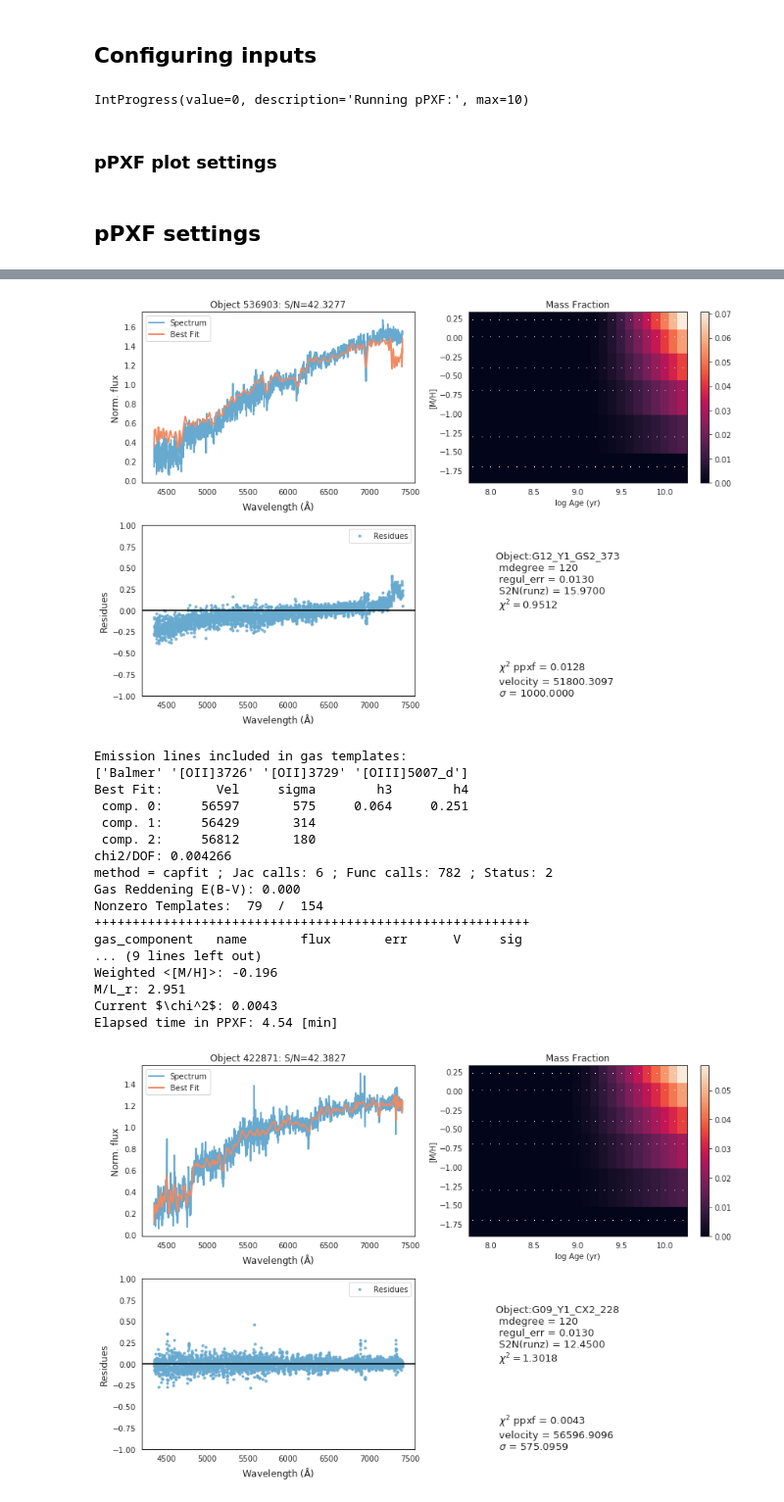
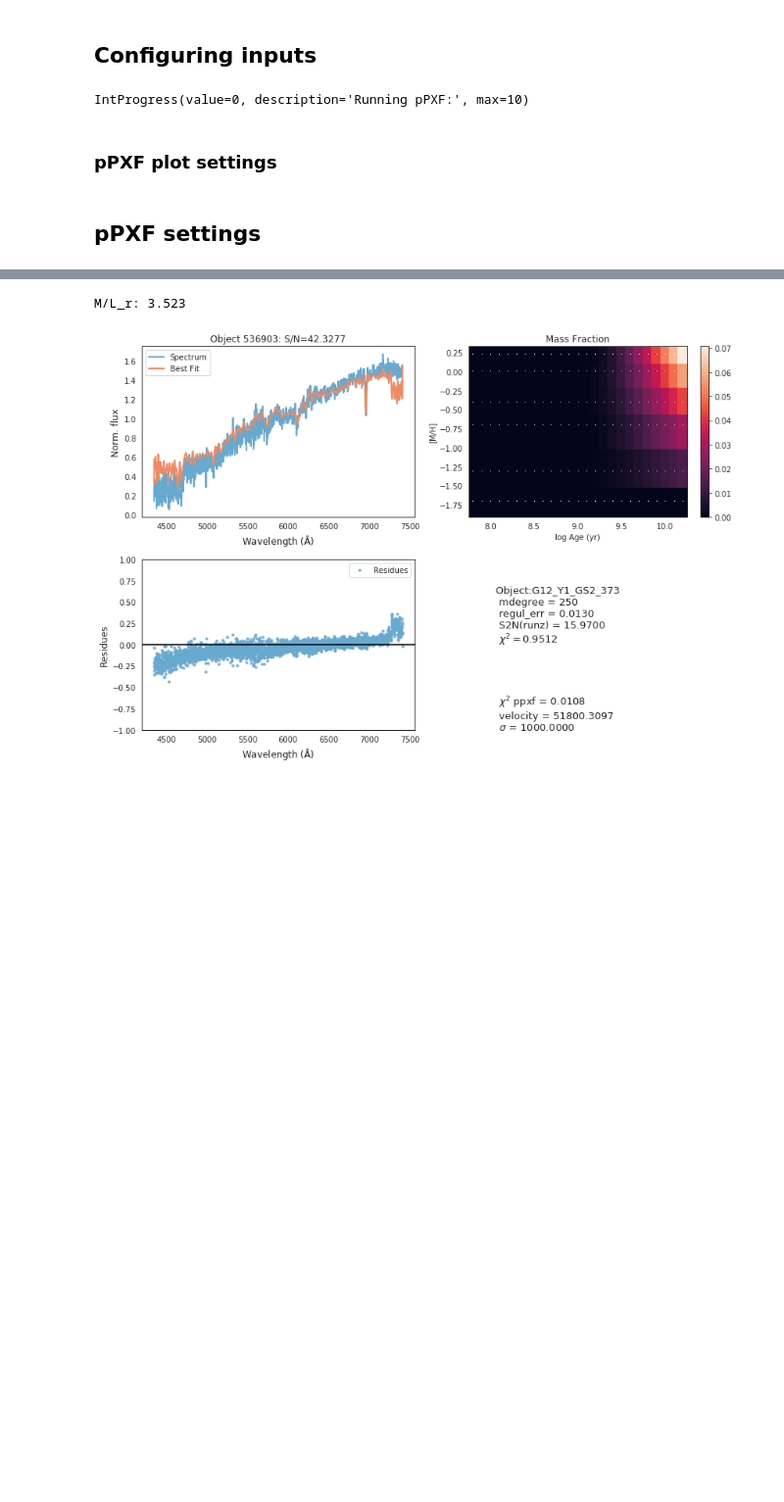
Before and after one commit to mdastro/UVupturn-RSGs, a Jupyter notebook: SEDFitting/pPXF_results_ToFITS.ipynb, the cells around one changed output, grey strips where cells are left out. Shown at 98% size. Saved outputs shown, nothing was run; the diff lists cells and outputs as text; code cells hidden in the pictures; blank space fills up the shorter version.

Commit message:
saving results in fits files successfully

```diff
--- a/SEDFitting/pPXF_results_ToFITS.ipynb
+++ b/SEDFitting/pPXF_results_ToFITS.ipynb
@@ -105,7 +106,7 @@ lw           = 2.
 # Fit (V, sig, h3, h4) moments=4 for the stars; (V, sig) moments=2 for the two gas kinematic components
 moments        = [4, 2, 2]
 degree         = -1         # Additive Legendre polynomial degrees
-mdegree        = 120        # Multiplicative Legendre polynomial degrees
+mdegree        = 250        # Multiplicative Legendre polynomial degrees
 regul_err      = 0.013      # Desired regularization error -- TODO: MUST CHECK WHY 0.013
 tied_balmer    = True
 limit_doublets = False
@@ -114,7 +115,7 @@ balmer_comp_w  = [1]        # weight of the balmer emission lines
 forbid_comp_w  = [2]        # weight of the forbidden lines
 # wl_min         = 3540       # MILES RANGE MIN
 # wl_max         = 7409       # MILES RANGE MAX
-wl_min = 4350            # removing the bluest part of the spectra in order to mitigate noise effects
+wl_min = 4350               # removing the bluest part of the spectra in order to mitigate noise effects
 wl_max = 7409
 # %%
 mean_age   = ['<logAge>']
@@ -123,7 +124,8 @@ mass2light = ['MASS2LIGHT_R']
 ids        = ['CATAID']
 redshifts  = ['Z']
 # %%
-for each_sed in range(len(seds_list)):
+# for each_sed in range(len(seds_list)):
+for each_sed in range(1):
 
     # settings for the progress bar widget above: does not influence in ppxf -----------------------------------------
     bar.value += each_sed/2.                                          # signal to increment the progress bar
@@ -132,6 +134,7 @@ for each_sed in range(len(seds_list)):
     else:
         bar.bar_style = "success"                                     # green when it finishes
 
+    # ================================================================================================================
     # flux -----------------------------------------------------------------------------------------------------------
     sed_file  = os.path.join(seds_path, seds_list[each_sed])          # link between path and files
     sed_flux  = pf.getdata(sed_file)[0]                               # opening each spectra
@@ -163,6 +166,7 @@ for each_sed in range(len(seds_list)):
     cataid    = sed_header['CATAID']
     fwhm_gama = 3.
 
+    # ================================================================================================================
     # ppxf -----------------------------------------------------------------------------------------------------------
     vel_scale          = light_speed*np.log(wavelength[1]/wavelength[0])      # velocity scale - Eq.8 Capellari 2017
 
@@ -211,6 +215,7 @@ for each_sed in range(len(seds_list)):
 
 #     plot_sed(wavelength_rebin, galaxy, noise)
 
+    # ================================================================================================================
     ### SED FITTING WITH PPXF ----------------------------------------------------------------------------------------
     start_time = time.clock()
     sed_fit = ppxf(templates=all_templates, galaxy=galaxy, noise=noise, velscale=vel_scale, start=start3, plot=False,
@@ -237,20 +242,20 @@ for each_sed in range(len(seds_list)):
     print(r"Current $\chi^2$: %.4f" % (sed_fit.chi2))
     print('Elapsed time in PPXF: %.2f [min]' % ((end_time-start_time)/60))
 
+    # ================================================================================================================
     ### Saving results from the SED fitting (csv and fits) -----------------------------------------------------------
     output = {}
     output['wavelength']        = wavelength_rebin
     output['flux']              = sed_fit.galaxy
     output['best_fit']          = sed_fit.bestfit
     output['gas_bestfit']       = sed_fit.gas_bestfit
-    output['templates_weights'] = sed_fit.weights
 
     output_df = pd.DataFrame(output)
     basename  = str(cataid)+'_'+str(mdegree)+'_'+str(wl_min)
     output_df.to_csv(os.path.join('./Results/', 'fit_'+basename+'.csv'), index=False)
 
     #### HDU METADATA ------------------------------------------------------------------------------------------------
-    metadata              = fits.Header()
+    metadata              = pf.Header()
     metadata['CATAID']    = cataid
     metadata['SPECID']    = sed_header['SPECID']
     metadata['Z']         = redshift
@@ -265,24 +270,26 @@ for each_sed in range(len(seds_list)):
     metadata['M2L_r']     = miles.mass_to_light(stellar_weights, band="r")
     metadata['SIGMA']     = sigma
     metadata['VELOCITY']  = velocity
+    metadata['DATE']      = dt.datetime.now().strftime("%d/%m/%Y")
+    metadata['TIME']      = dt.datetime.now().strftime("%H:%M:%S")
 
-    primary_hdu = fits.PrimaryHDU(header=metadata)
+    primary_hdu = pf.PrimaryHDU(header=metadata)
 
     #### HDU DATA ----------------------------------------------------------------------------------------------------
-    column01 = pf.Column(name='wavelength', format='normalized', array=wavelength_rebin)
-    column02 = pf.Column(name='flux', format='normalized', array=sed_fit.galaxy)
-    column03 = pf.Column(name='best_fit', format='normalized', array=sed_fit.bestfit)
-    column04 = pf.Column(name='residues', format='normalized', array=residues)
-    column05 = pf.Column(name='templates_weights', format='normalized', array=sed_fit.weights)
+    column01 = pf.Column(name='wavelength', format='D', array=wavelength_rebin)
+    column02 = pf.Column(name='flux', format='D', array=sed_fit.galaxy)
+    column03 = pf.Column(name='best_fit', format='D', array=sed_fit.bestfit)
+    column04 = pf.Column(name='residues', format='D', array=residues)
+    column05 = pf.Column(name='templates_weights', format='D', array=sed_fit.weights)
 
     columns = pf.ColDefs([column01, column02, column03, column04, column05])
     output_hdu = pf.BinTableHDU.from_columns(columns)
 
     #### FULL HDU INTO FITS FILE -------------------------------------------------------------------------------------
     all_hdu = pf.HDUList([primary_hdu, output_hdu])
-    all_hdu.writeto(os.path.join('./Results/FitsResults/', fit+'_'+basename+'.fits'))
+    all_hdu.writeto(os.path.join('./Results/FitsResults/', 'fit_'+basename+'.fits'))
 
-
+    # ================================================================================================================
     ### Saving plots -------------------------------------------------------------------------------------------------
     plt.subplots(figsize=(12,8))
 
@@ -318,7 +325,7 @@ for each_sed in range(len(seds_list)):
     plt.axis('off')
 
     plt.tight_layout()
-    plt.savefig(os.path.join('./Results/', 'gal_'+basename+'.png'), dpi=100)
+    plt.savefig(os.path.join('./Results/FitsResults/', 'gal_'+basename+'.png'), dpi=100)
     plt.show()
 # %% [output]
 Emission lines included in gas templates:
@@ -341,19 +351,2 @@ Elapsed time in PPXF: 5.91 [min]
+M/L_r: 3.523
-[figure, old version]
+[figure, new version]
-Emission lines included in gas templates:
-['Balmer' '[OII]3726' '[OII]3729' '[OIII]5007_d']
-Best Fit:       Vel     sigma        h3        h4
- comp. 0:     56597       575     0.064     0.251
- comp. 1:     56429       314
- comp. 2:     56812       180
-chi2/DOF: 0.004266
-method = capfit ; Jac calls: 6 ; Func calls: 782 ; Status: 2
-Gas Reddening E(B-V): 0.000
-Nonzero Templates:  79  /  154
-+++++++++++++++++++++++++++++++++++++++++++++++++++++++++
-gas_component   name       flux       err      V     sig
-... (9 lines left out)
-Weighted <[M/H]>: -0.196
-M/L_r: 2.951
-Current $\chi^2$: 0.0043
-Elapsed time in PPXF: 4.54 [min]
-[figure, removed]
```
Also changed, not shown: parts of 4 cells of this notebook, 9 other files.
